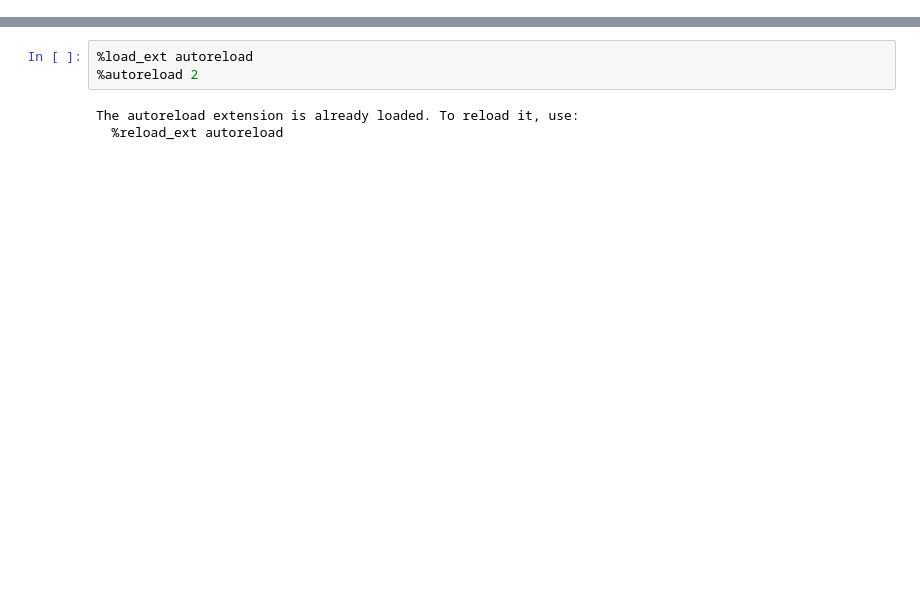
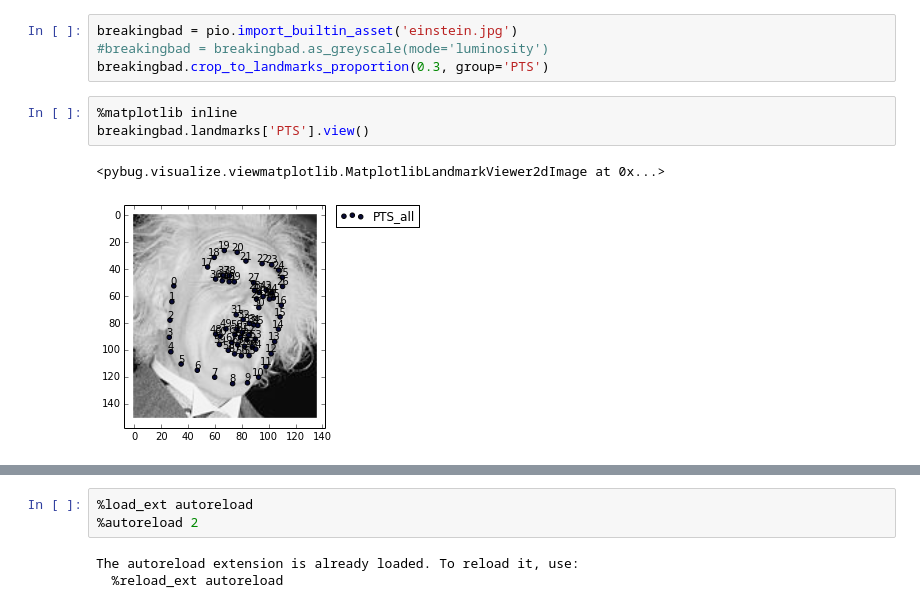
Before and after one commit to jalabort/scrap2, a Jupyter notebook: notebooks/pybug.clm/Untitled1.ipynb, the cells around one changed output, grey strips where cells are left out. Drawn from its saved outputs; the diff is of its cells as text; blank space fills up the shorter version.

```diff
--- a/notebooks/pybug.clm/Untitled1.ipynb
+++ b/notebooks/pybug.clm/Untitled1.ipynb
@@ -19,0 +64,10 @@ training_images[0].landmarks['PTS'].view()
+# %%
+breakingbad = pio.import_builtin_asset('einstein.jpg')
+#breakingbad = breakingbad.as_greyscale(mode='luminosity')
+breakingbad.crop_to_landmarks_proportion(0.3, group='PTS')
+# %%
+%matplotlib inline
+breakingbad.landmarks['PTS'].view()
+# %% [output]
+<pybug.visualize.viewmatplotlib.MatplotlibLandmarkViewer2dImage at 0x...>
+[figure, added]
```
Also changed, not shown: parts of 11 cells of this notebook, 1 other file.
